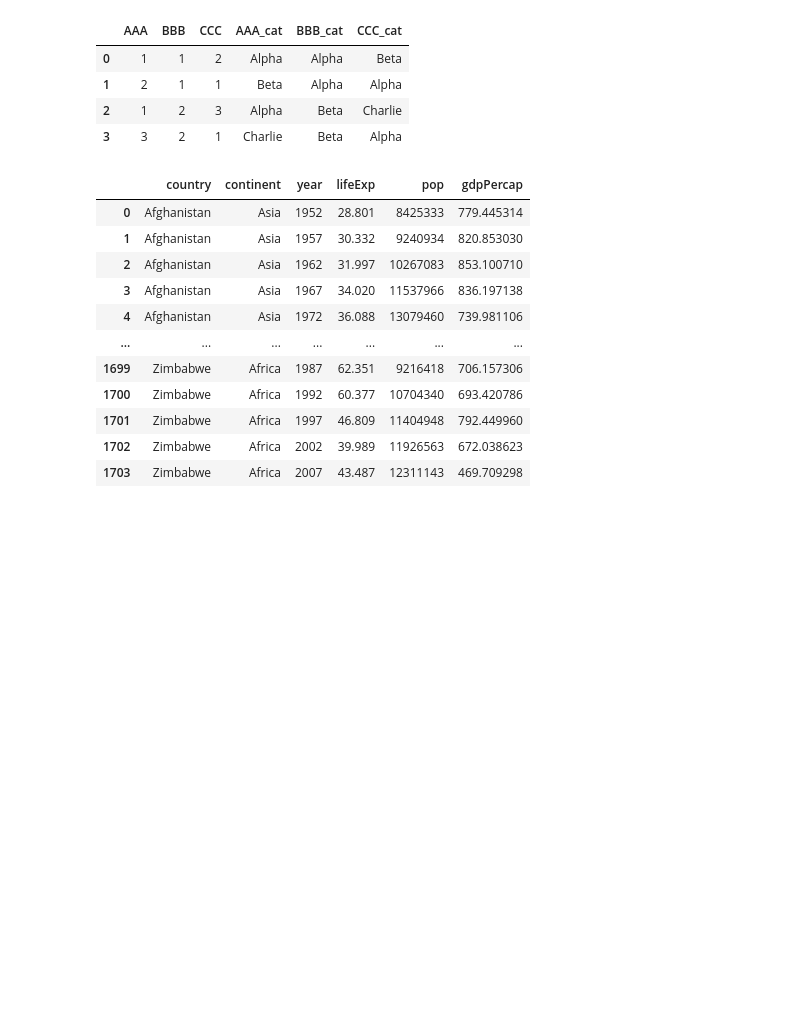
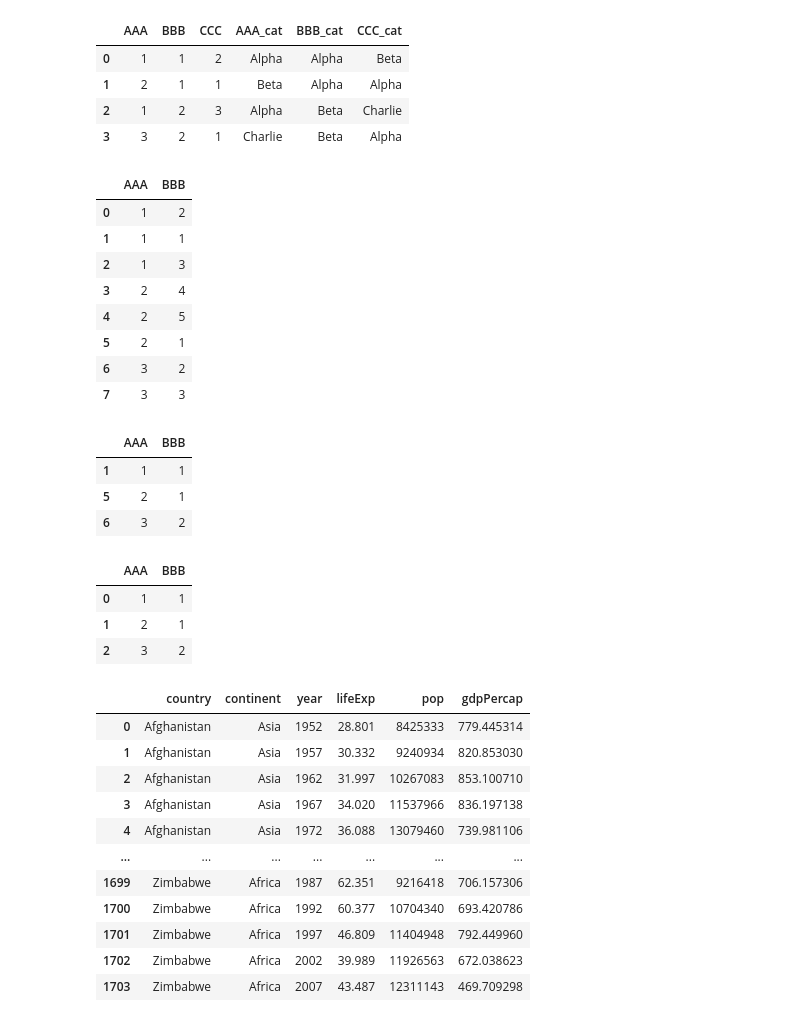
Before and after one commit to ChrisHSKim/python_for_everyone, a Jupyter notebook: notebooks/python with pandas.ipynb, the cells around one changed output. Saved outputs shown, nothing was run; the diff lists cells and outputs as text; code cells hidden in the pictures; blank space fills up the shorter version.

Commit message:
groupby

```diff
--- a/notebooks/python with pandas.ipynb
+++ b/notebooks/python with pandas.ipynb
@@ -178,6 +178,35 @@ df
 | 1 | 2 | 1 | 1 | Beta | Alpha | Alpha |
 | 2 | 1 | 2 | 3 | Alpha | Beta | Charlie |
 | 3 | 3 | 2 | 1 | Charlie | Beta | Alpha |
+# %%
+df = pd.DataFrame({'AAA': [1, 1, 1, 2, 2, 2, 3, 3],
+                   'BBB': [2, 1, 3, 4, 5, 1, 2, 3]})
+# %%
+df
+# %% [output]
+|  | AAA | BBB |
+| 0 | 1 | 2 |
+| 1 | 1 | 1 |
+| 2 | 1 | 3 |
+| 3 | 2 | 4 |
+| 4 | 2 | 5 |
+| 5 | 2 | 1 |
+| 6 | 3 | 2 |
+| 7 | 3 | 3 |
+# %%
+df.loc[df.groupby("AAA")["BBB"].idxmin()]
+# %% [output]
+|  | AAA | BBB |
+| 1 | 1 | 1 |
+| 5 | 2 | 1 |
+| 6 | 3 | 2 |
+# %%
+df.sort_values(by="BBB").groupby("AAA", as_index=False).first()
+# %% [output]
+|  | AAA | BBB |
+| 0 | 1 | 1 |
+| 1 | 2 | 1 |
+| 2 | 3 | 2 |
 # %%
 pd.read_csv('../data/gapminder.tsv', sep='\t')
 # %% [output]
```
